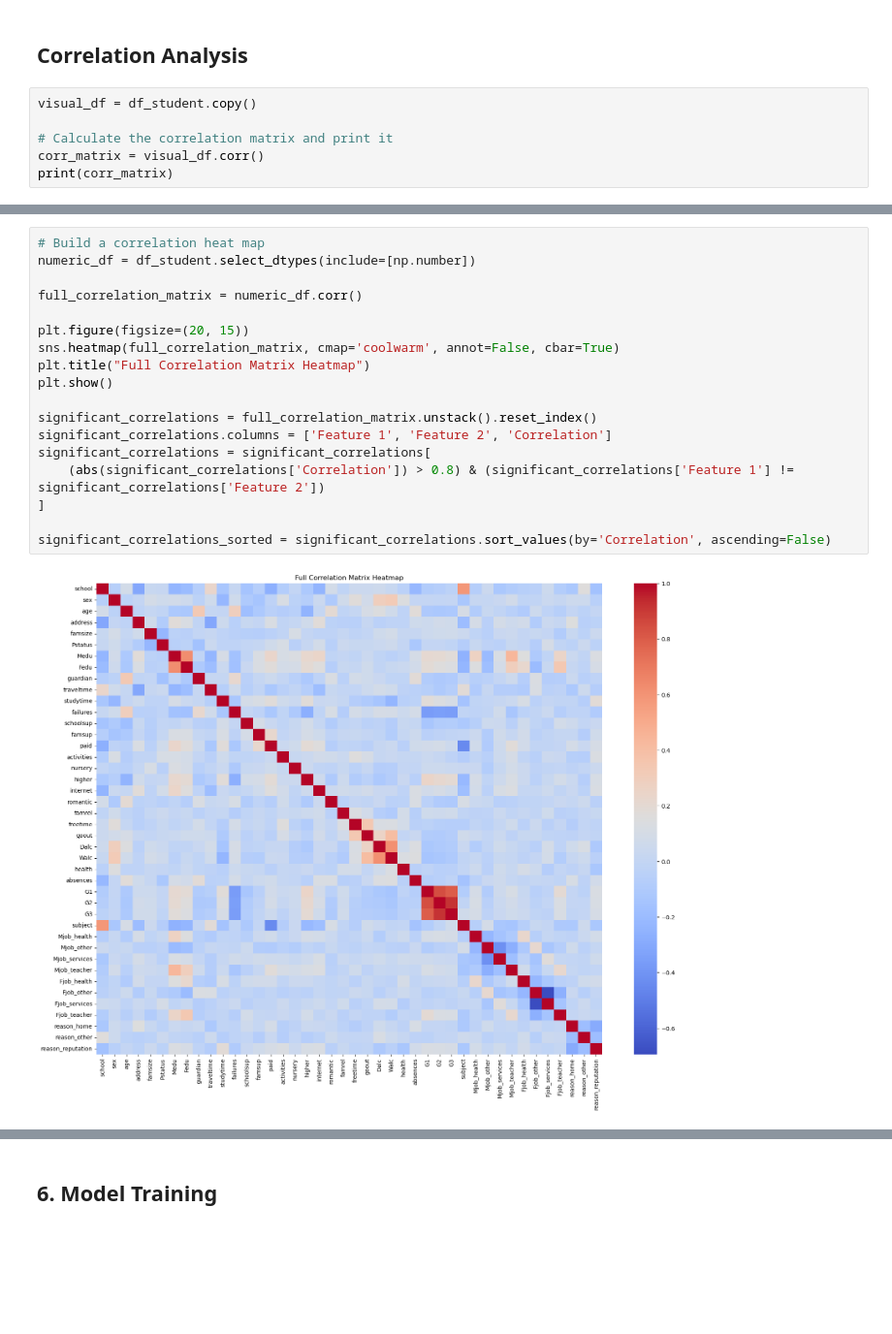
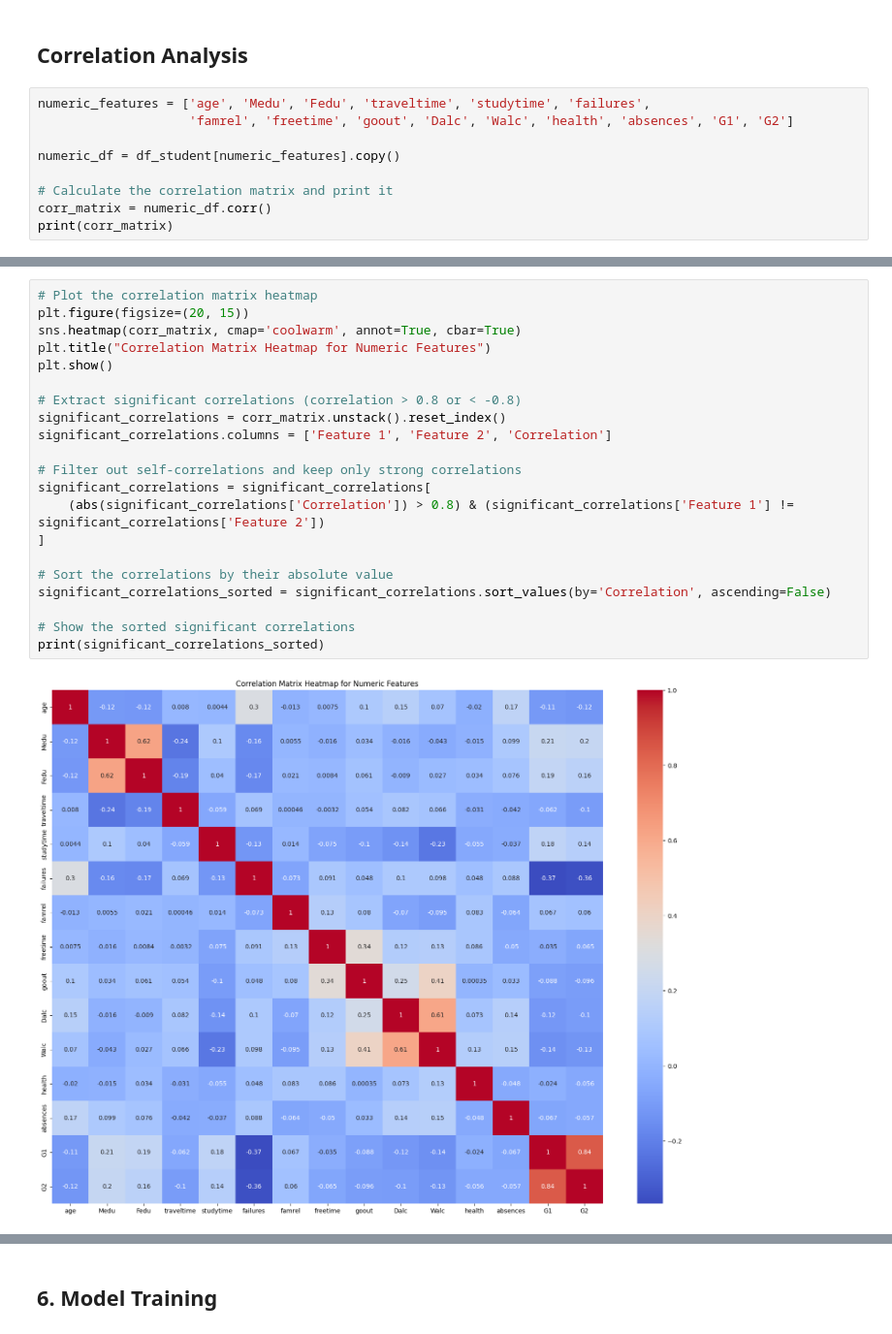
Before and after one commit to MiguelCarloKua/STINTSY_AlcoholConsumption, a Jupyter notebook: STINTSY_StudentAlcohol.ipynb, the cells around one changed output, grey strips where cells are left out. Shown at 97% size. Drawn from its saved outputs; the diff is of its cells as text; blank space fills up the shorter version.

```diff
--- a/STINTSY_StudentAlcohol.ipynb
+++ b/STINTSY_StudentAlcohol.ipynb
@@ -350,9 +374,12 @@ Conversely, some features exhibit left-skewed distributions, with longer left ta
 # %% [markdown]
 ## Correlation Analysis
 # %%
-visual_df = df_student.copy()
+numeric_features = ['age', 'Medu', 'Fedu', 'traveltime', 'studytime', 'failures',
+                    'famrel', 'freetime', 'goout', 'Dalc', 'Walc', 'health', 'absences', 'G1', 'G2']
+
+numeric_df = df_student[numeric_features].copy()
 
 # Calculate the correlation matrix and print it
-corr_matrix = visual_df.corr()
+corr_matrix = numeric_df.corr()
 print(corr_matrix)
 # %% [output]
@@ -376,20 +403,23 @@ reason_reputation           1.000000
 # %%
-# Build a correlation heat map
-numeric_df = df_student.select_dtypes(include=[np.number])
-
-full_correlation_matrix = numeric_df.corr()
-
+# Plot the correlation matrix heatmap
 plt.figure(figsize=(20, 15))
-sns.heatmap(full_correlation_matrix, cmap='coolwarm', annot=False, cbar=True)
-plt.title("Full Correlation Matrix Heatmap")
+sns.heatmap(corr_matrix, cmap='coolwarm', annot=True, cbar=True)
+plt.title("Correlation Matrix Heatmap for Numeric Features")
 plt.show()
 
-significant_correlations = full_correlation_matrix.unstack().reset_index()
+# Extract significant correlations (correlation > 0.8 or < -0.8)
+significant_correlations = corr_matrix.unstack().reset_index()
 significant_correlations.columns = ['Feature 1', 'Feature 2', 'Correlation']
+
+# Filter out self-correlations and keep only strong correlations
 significant_correlations = significant_correlations[
     (abs(significant_correlations['Correlation']) > 0.8) & (significant_correlations['Feature 1'] != significant_correlations['Feature 2'])
 ]
 
+# Sort the correlations by their absolute value
 significant_correlations_sorted = significant_correlations.sort_values(by='Correlation', ascending=False)
+
+# Show the sorted significant correlations
+print(significant_correlations_sorted)
 # %% [output]
-[figure, old version]
+[figure, new version]
```
Also changed, not shown: parts of 125 cells of this notebook, 2 other files.
